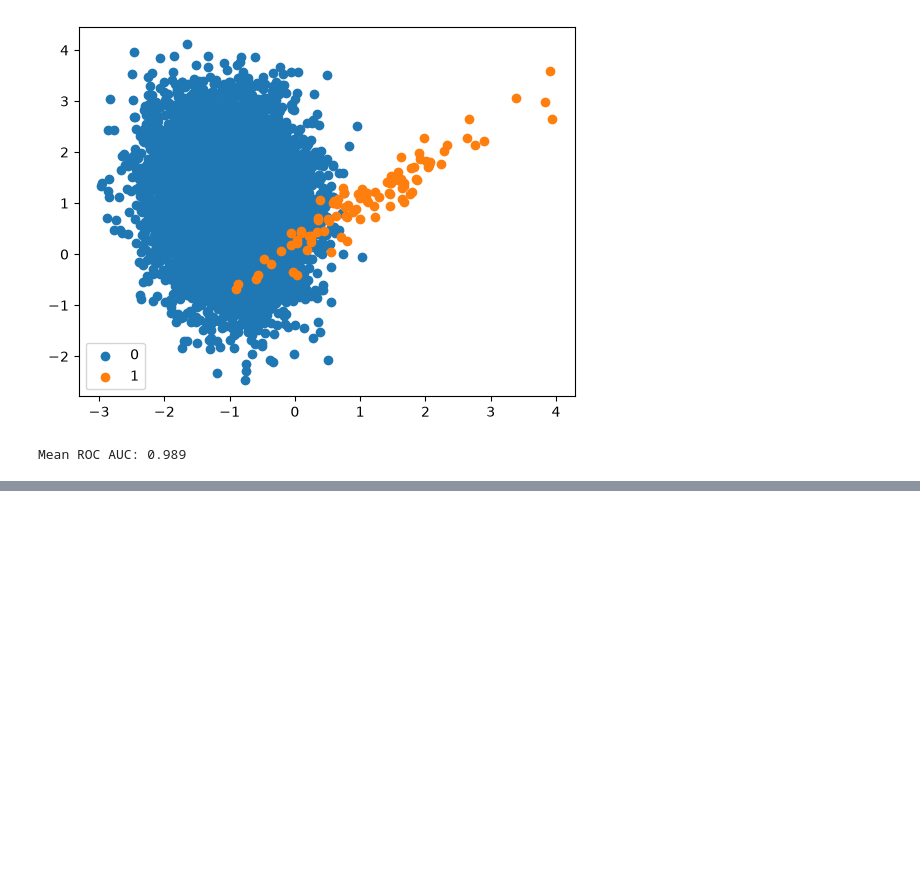
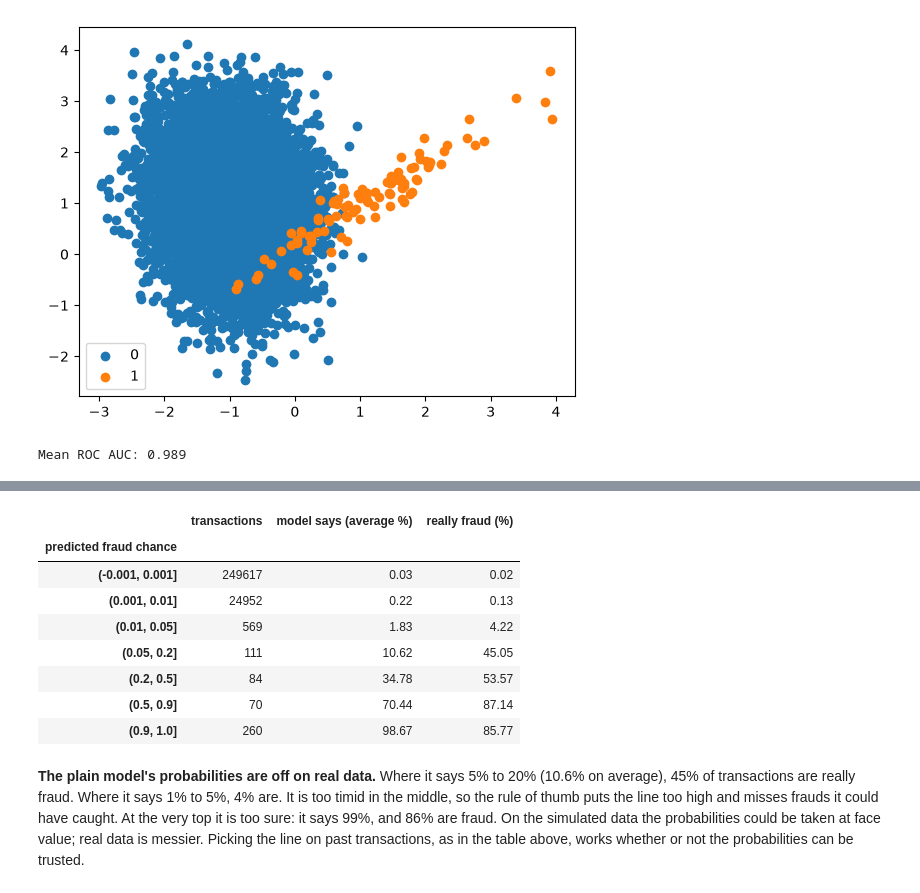
Before and after one commit to helena-byte999/ai-studio-workshops, a Jupyter notebook: 03-2-logistic-regression/03-2-logistic-regression.ipynb, the cells around one changed output, grey strips where cells are left out. Cells and saved outputs as stored; diff of their text form; code cells hidden in the pictures; blank space fills up the shorter version.

```diff
--- a/03-2-logistic-regression/03-2-logistic-regression.ipynb
+++ b/03-2-logistic-regression/03-2-logistic-regression.ipynb
@@ -238 +261,22 @@ costs
+# %%
+# Does "a 5% fraud chance" really mean 5%? Group the plain model's predictions into bands and compare.
+p = proba['plain']
+bands = pd.cut(p, [0, 0.001, 0.01, 0.05, 0.2, 0.5, 0.9, 1], include_lowest=True)
+check = pd.DataFrame({'predicted': p, 'fraud': y}).groupby(bands, observed=True).agg(
+    transactions=('fraud', 'size'), model_says=('predicted', 'mean'), really_fraud=('fraud', 'mean'))
+check.index.name = 'predicted fraud chance'
+check[['model_says', 'really_fraud']] = (check[['model_says', 'really_fraud']] * 100).round(2)
+check.rename(columns={'model_says': 'model says (average %)', 'really_fraud': 'really fraud (%)'})
+# %% [output]
+|  | transactions | model says (average %) | really fraud (%) |
+| predicted fraud chance |  |  |  |
+| (-0.001, 0.001] | 249617 | 0.03 | 0.02 |
+| (0.001, 0.01] | 24952 | 0.22 | 0.13 |
+| (0.01, 0.05] | 569 | 1.83 | 4.22 |
+| (0.05, 0.2] | 111 | 10.62 | 45.05 |
+| (0.2, 0.5] | 84 | 34.78 | 53.57 |
+| (0.5, 0.9] | 70 | 70.44 | 87.14 |
+| (0.9, 1.0] | 260 | 98.67 | 85.77 |
+# %% [markdown]
+**The plain model's probabilities are off on real data.** Where it says 5% to 20% (10.6% on average), 45% of transactions are really fraud. Where it says 1% to 5%, 4% are. It is too timid in the middle, so the rule of thumb puts the line too high and misses frauds it could have caught. At the very top it is too sure: it says 99%, and 86% are fraud. On the simulated data the probabilities could be taken at face value; real data is messier. Picking the line on past transactions, as in the table above, works whether or not the probabilities can be trusted.
 # %% [markdown]
```
Also changed, not shown: parts of 22 cells of this notebook, 2 other files.
